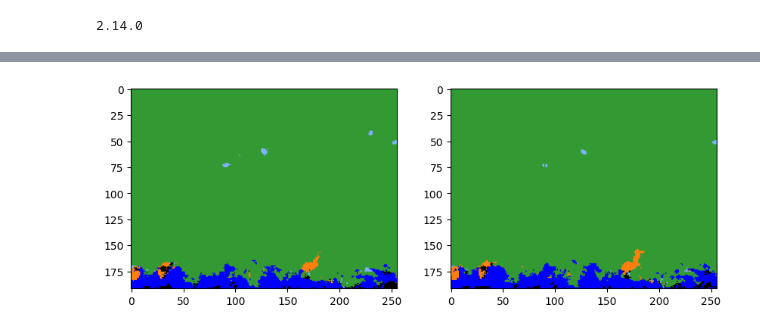
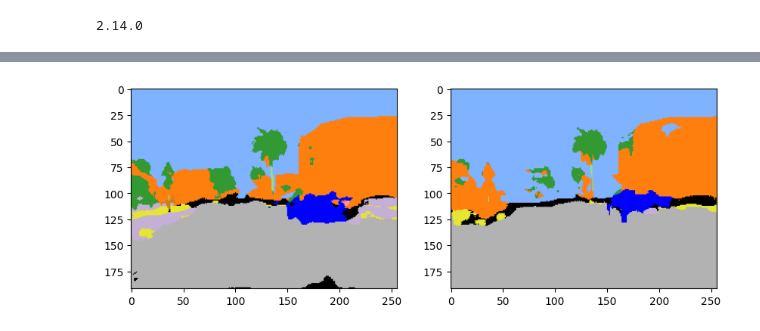
Before and after one commit to GGDuckGGuck/Image_Class, a Jupyter notebook: all.ipynb, the cells around one changed output, grey strips where cells are left out. Cells and saved outputs as stored; diff of their text form; code cells hidden in the pictures.

```diff
--- a/all.ipynb
+++ b/all.ipynb
@@ -347,7 +347,7 @@ def load_image(file_path, is_x=False):
     return image
 # %%
 # 불러올 이미지 파일 경로를 리스트로 지정합니다.
-image_paths = ["data/dehazed_image.jpg", "data/qwer.jpg"]
+image_paths = [DEHAZED_IMAGE_PATH, fog_image]
 
 # 새로운 그림을 생성합니다.
 plt.figure(figsize=(10, 5))  # figsize를 조절하여 그림의 크기를 변경할 수 있습니다.
@@ -382,4 +382,4 @@ plt.show()  # 모든 서브플롯을 한 번에 출력합니다.
-[figure, old version]
+[figure, new version]
 # %%
 # 불러올 이미지 파일 경로를 리스트로 지정합니다.
 image_paths = ["data/dehazed_image.jpg", "data/Fog_test_image.png"]
```
Also changed, not shown: parts of 4 cells of this notebook.
